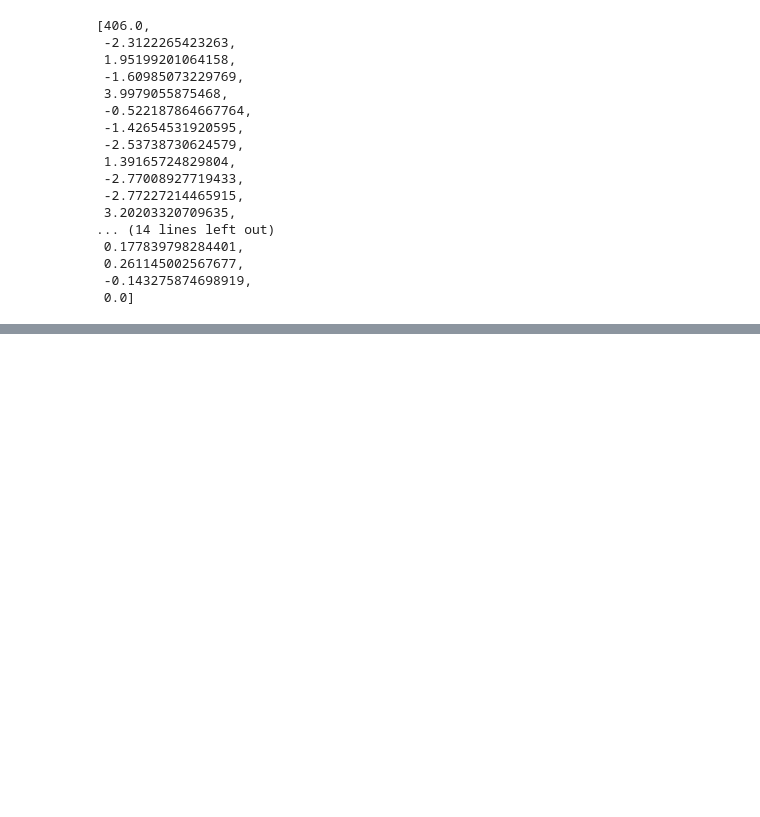
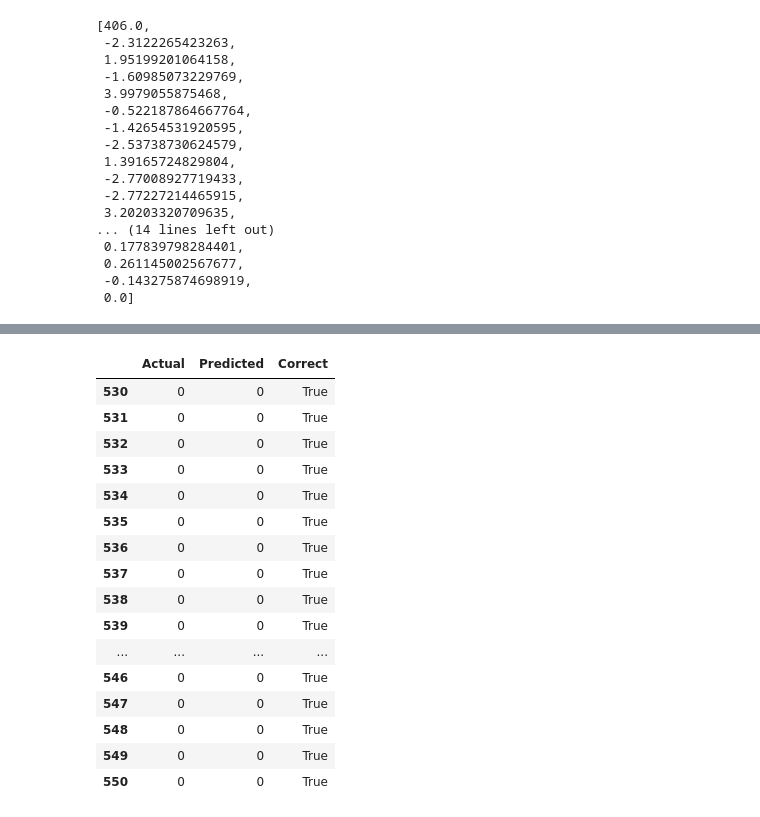
Before and after one commit to fibha-dev/AI_ML_Internship_Project, a Jupyter notebook: notebooks/01_eda.ipynb, the cells around one changed output, grey strips where cells are left out. Saved outputs shown, nothing was run; the diff lists cells and outputs as text; code cells hidden in the pictures; blank space fills up the shorter version.

```diff
--- a/notebooks/01_eda.ipynb
+++ b/notebooks/01_eda.ipynb
@@ -653,0 +751,20 @@ features.flatten().tolist()
+# %%
+comparison_df.loc[530:550]
+# %% [output]
+|  | Actual | Predicted | Correct |
+| 530 | 0 | 0 | True |
+| 531 | 0 | 0 | True |
+| 532 | 0 | 0 | True |
+| 533 | 0 | 0 | True |
+| 534 | 0 | 0 | True |
+| 535 | 0 | 0 | True |
+| 536 | 0 | 0 | True |
+| 537 | 0 | 0 | True |
+| 538 | 0 | 0 | True |
+| 539 | 0 | 0 | True |
+| ... | ... | ... | ... |
+| 546 | 0 | 0 | True |
+| 547 | 0 | 0 | True |
+| 548 | 0 | 0 | True |
+| 549 | 0 | 0 | True |
+| 550 | 0 | 0 | True |
```
Also changed, not shown: parts of 13 cells of this notebook, 3 other files.
